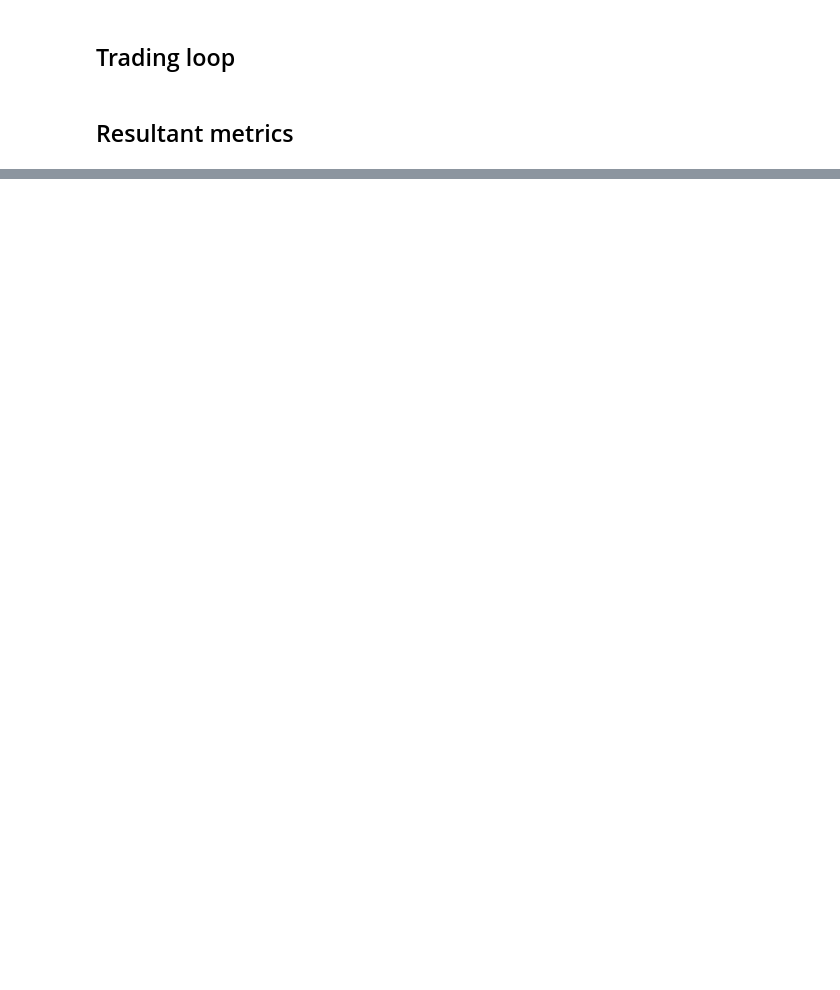
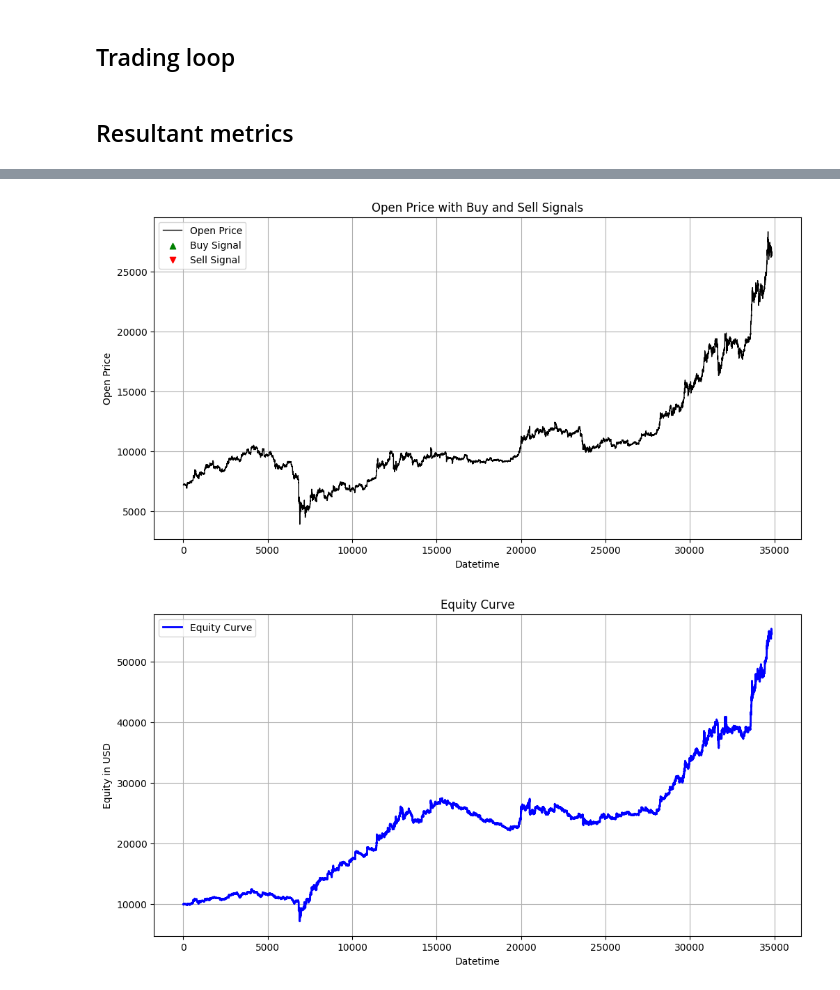
Before and after one commit to AI-ApeX-DeV/DTG, a Jupyter notebook: IIT.ipynb, the cells around one changed output, grey strips where cells are left out. Saved outputs shown, nothing was run; the diff lists cells and outputs as text; code cells hidden in the pictures; blank space fills up the shorter version.

```diff
--- a/IIT.ipynb
+++ b/IIT.ipynb
@@ -548,2 +672,5 @@ print(f"Final Balances: USDT {balance_usdt}, BTC {balance_btc}")
 # %% [markdown]
 ## Resultant metrics
+# %%
+test_df = pd.read_csv('nicedata1.csv')
+test_df.head()
@@ -549,0 +877,26 @@ print(f"Final Balances: USDT {balance_usdt}, BTC {balance_btc}")
+# %%
+plt.figure(figsize=(12, 6))
+plt.plot( test_df['open'], label='Open Price', linewidth=1, color='black')
+plt.scatter(test_df[test_df['SignalType'] == 'buy']['datetime'], test_df[test_df['SignalType'] == 'buy']['open'], marker='^', color='g', label='Buy Signal')
+plt.scatter(test_df[test_df['SignalType'] == 'sell']['datetime'], test_df[test_df['SignalType'] == 'sell']['open'], marker='v', color='r', label='Sell Signal')
+
+plt.title('Open Price with Buy and Sell Signals')
+plt.xlabel('Datetime')
+plt.ylabel('Open Price')
+plt.legend()
+plt.grid(True)
+plt.show()
+
+# Plotting Equity Curve using the 'New_usd' column
+plt.figure(figsize=(12, 6))
+plt.plot( test_df['New_usd'], label='Equity Curve', linewidth=2, color='blue')
+
+plt.title('Equity Curve')
+plt.xlabel('Datetime')
+plt.ylabel('Equity in USD')
+plt.legend()
+plt.grid(True)
+plt.show()
+# %% [output]
+[figure, added]
+[figure, added]
```
Also changed, not shown: parts of 8 cells of this notebook, 1 other file.
